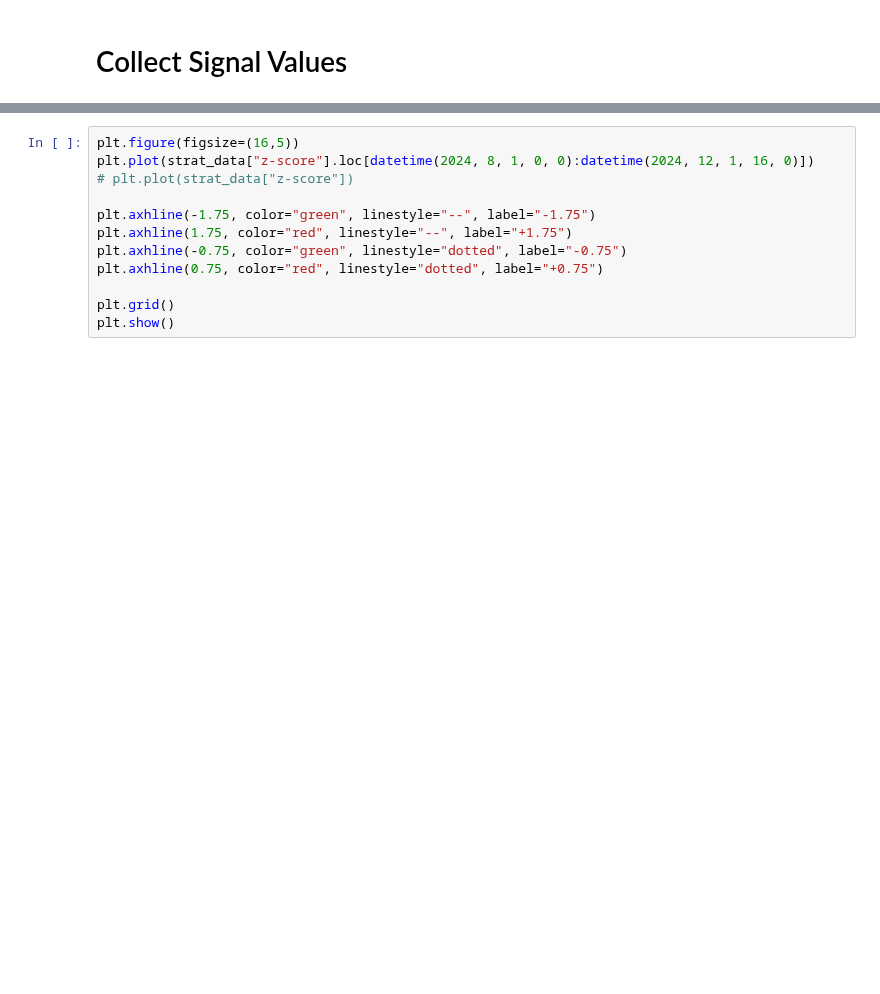
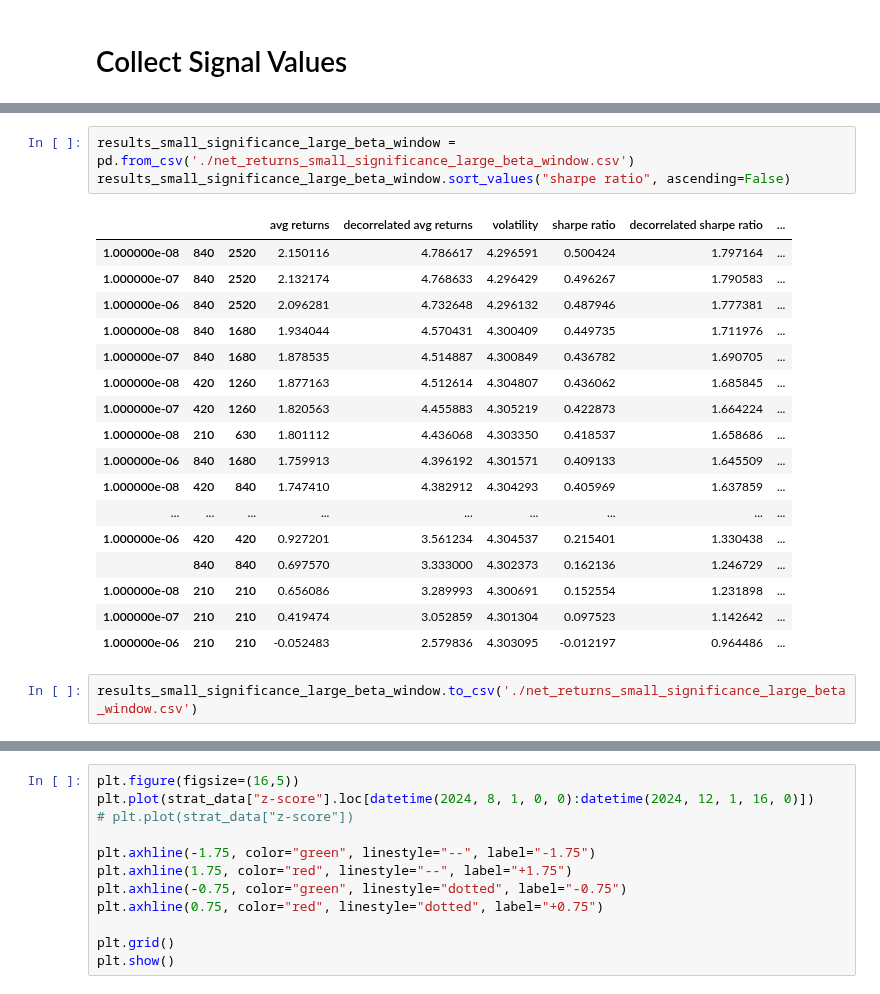
Before and after one commit to wbchristerson/crypto-strategies, a Jupyter notebook: updated_statistical_arbitrage_cointegration.ipynb, the cells around one changed output, grey strips where cells are left out. Drawn from its saved outputs; the diff is of its cells as text; blank space fills up the shorter version.

Commit message:
run grid search for discrete set of significance levels, beta calculation windows, z-score calculation windows

```diff
--- a/updated_statistical_arbitrage_cointegration.ipynb
+++ b/updated_statistical_arbitrage_cointegration.ipynb
@@ -283,0 +384,23 @@ training_balance_record
+# %%
+results_small_significance_large_beta_window = pd.from_csv('./net_returns_small_significance_large_beta_window.csv')
+results_small_significance_large_beta_window.sort_values("sharpe ratio", ascending=False)
+# %% [output]
+|  |  |  | avg returns | decorrelated avg returns | volatility | sharpe ratio | decorrelated sharpe ratio | ... |
+| 1.000000e-08 | 840 | 2520 | 2.150116 | 4.786617 | 4.296591 | 0.500424 | 1.797164 | ... |
+| 1.000000e-07 | 840 | 2520 | 2.132174 | 4.768633 | 4.296429 | 0.496267 | 1.790583 | ... |
+| 1.000000e-06 | 840 | 2520 | 2.096281 | 4.732648 | 4.296132 | 0.487946 | 1.777381 | ... |
+| 1.000000e-08 | 840 | 1680 | 1.934044 | 4.570431 | 4.300409 | 0.449735 | 1.711976 | ... |
+| 1.000000e-07 | 840 | 1680 | 1.878535 | 4.514887 | 4.300849 | 0.436782 | 1.690705 | ... |
+| 1.000000e-08 | 420 | 1260 | 1.877163 | 4.512614 | 4.304807 | 0.436062 | 1.685845 | ... |
+| 1.000000e-07 | 420 | 1260 | 1.820563 | 4.455883 | 4.305219 | 0.422873 | 1.664224 | ... |
+| 1.000000e-08 | 210 | 630 | 1.801112 | 4.436068 | 4.303350 | 0.418537 | 1.658686 | ... |
+| 1.000000e-06 | 840 | 1680 | 1.759913 | 4.396192 | 4.301571 | 0.409133 | 1.645509 | ... |
+| 1.000000e-08 | 420 | 840 | 1.747410 | 4.382912 | 4.304293 | 0.405969 | 1.637859 | ... |
+| ... | ... | ... | ... | ... | ... | ... | ... | ... |
+| 1.000000e-06 | 420 | 420 | 0.927201 | 3.561234 | 4.304537 | 0.215401 | 1.330438 | ... |
+|  | 840 | 840 | 0.697570 | 3.333000 | 4.302373 | 0.162136 | 1.246729 | ... |
+| 1.000000e-08 | 210 | 210 | 0.656086 | 3.289993 | 4.300691 | 0.152554 | 1.231898 | ... |
+| 1.000000e-07 | 210 | 210 | 0.419474 | 3.052859 | 4.301304 | 0.097523 | 1.142642 | ... |
+| 1.000000e-06 | 210 | 210 | -0.052483 | 2.579836 | 4.303095 | -0.012197 | 0.964486 | ... |
+# %%
+results_small_significance_large_beta_window.to_csv('./net_returns_small_significance_large_beta_window.csv')
```
Also changed, not shown: parts of 12 cells of this notebook, 4 other files.
